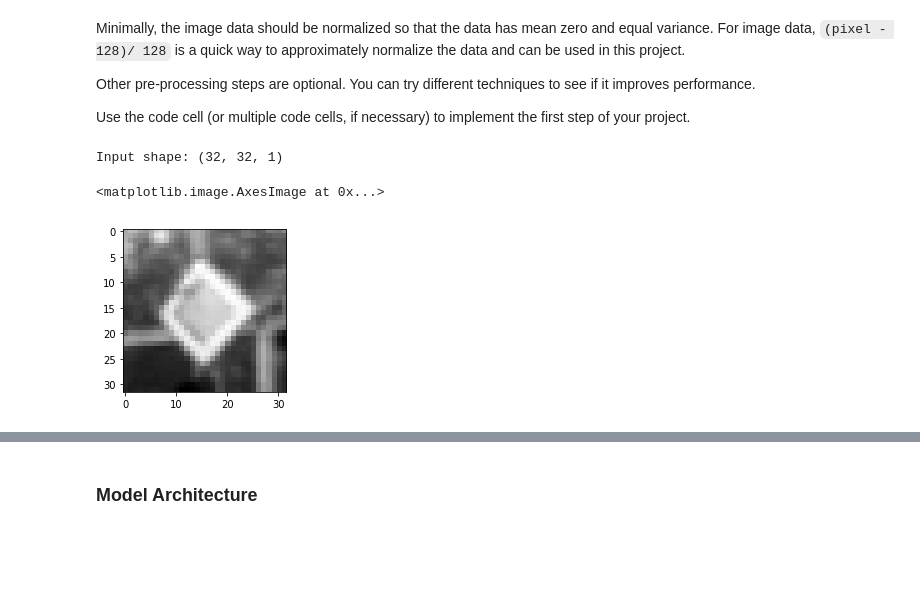
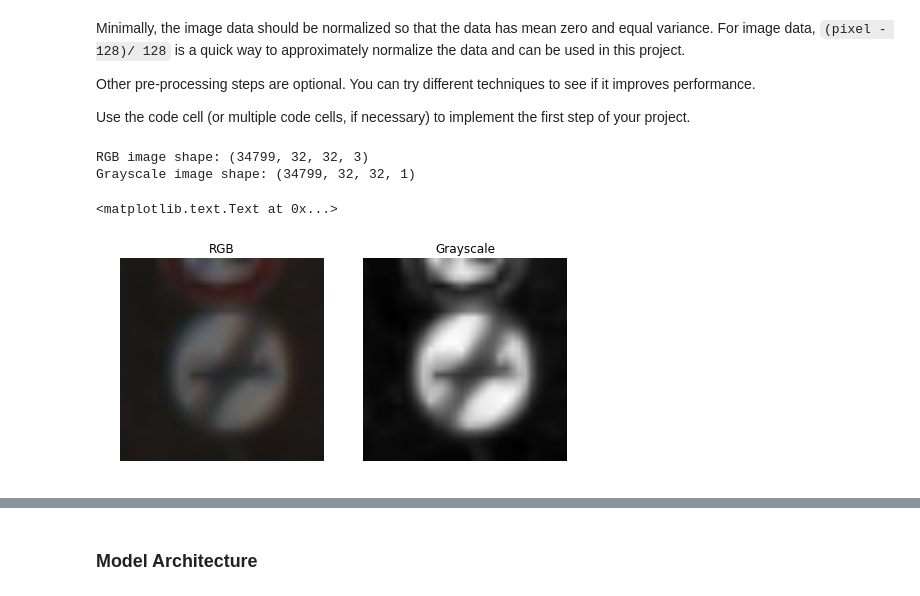
Before and after one commit to rainflute/traffic-sign-classifier, a Jupyter notebook: Traffic_Sign_Classifier.ipynb, the cells around one changed output, grey strips where cells are left out. Drawn from its saved outputs; the diff is of its cells as text; code cells hidden in the pictures; blank space fills up the shorter version.

Commit message:
added images, finalized ipynb

```diff
--- a/Traffic_Sign_Classifier.ipynb
+++ b/Traffic_Sign_Classifier.ipynb
@@ -145,27 +173,27 @@ Use the code cell (or multiple code cells, if necessary) to implement the first
 # %%
 ### Preprocess the data here. It is required to normalize the data. Other preprocessing steps could include
 ### converting to grayscale, etc.
 ### Feel free to use as many code cells as needed.
-import numpy as np
-from sklearn.utils import shuffle
+# Change the image to grayscale
 
-X_train = np.sum(X_train/3, axis=3, keepdims=True)
-X_valid = np.sum(X_valid/3, axis=3, keepdims=True)
-X_test = np.sum(X_test/3, axis=3, keepdims=True)
+X_train_gray = np.sum(X_train/3, axis=3, keepdims=True)
+X_valid_gray = np.sum(X_valid/3, axis=3, keepdims=True)
+X_test_gray = np.sum(X_test/3, axis=3, keepdims=True)
 
-# Normalize training input
-X_train = (X_train - 128) / 128
-X_valid = (X_valid -128) / 128
-X_test = (X_test -128) / 128
+print('RGB image shape:', X_train.shape)
+print('Grayscale image shape:', X_train_gray.shape)
 
+fig, axs = plt.subplots(1, 2, figsize=(8, 4))
+axs = axs.ravel()
+axs[0].axis('off')
+axs[0].imshow(X_train[0].squeeze())
+axs[0].set_title('RGB')
 
-
-# shuffle data
-X_train, y_train = shuffle(X_train, y_train)
-print('Input shape:', X_train[0].shape)
-plt.figure(figsize=(3,3))
-plt.imshow(X_train[0].squeeze() , cmap='gray')
+axs[1].axis('off')
+axs[1].imshow(X_train_gray[0].squeeze(), cmap='gray')
+axs[1].set_title('Grayscale')
 # %% [output]
-Input shape: (32, 32, 1)
+RGB image shape: (34799, 32, 32, 3)
+Grayscale image shape: (34799, 32, 32, 1)
-<matplotlib.image.AxesImage at 0x...>
+<matplotlib.text.Text at 0x...>
-[figure, old version]
+[figure, new version]
```
Also changed, not shown: parts of 17 cells of this notebook, 6 other files.
